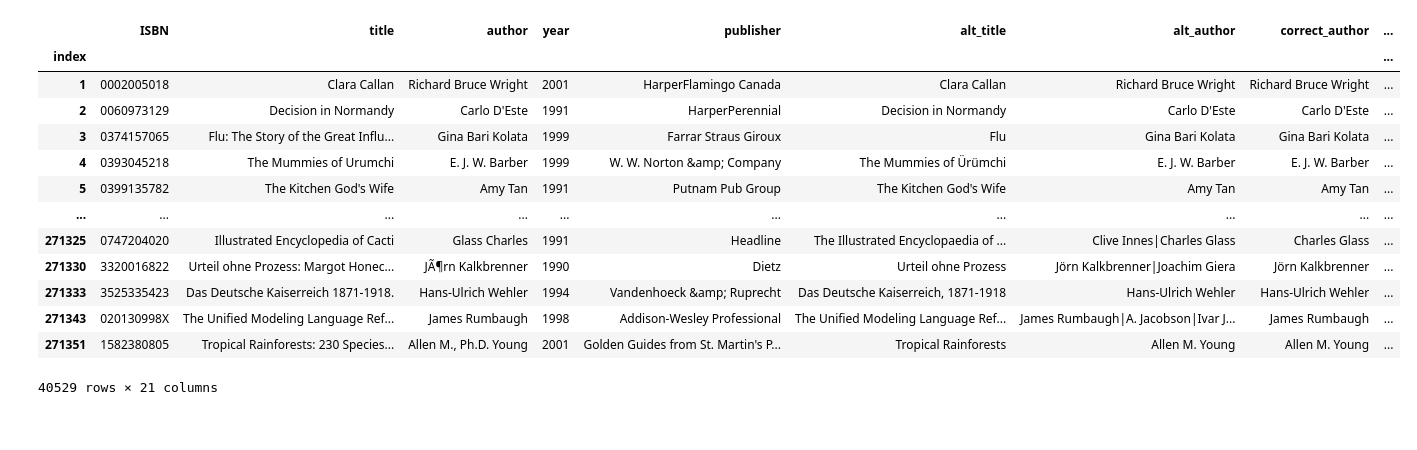
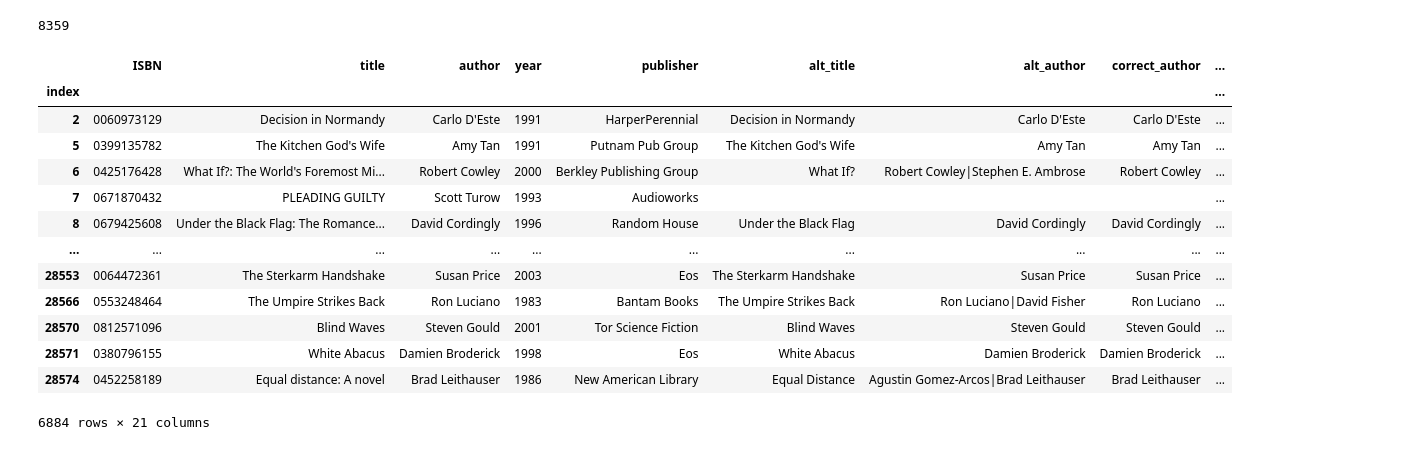
Before and after one commit to SavvinaDaniil/EnrichBookCrossing, a Jupyter notebook: test.ipynb, the cells around one changed output. Saved outputs shown, nothing was run; the diff lists cells and outputs as text; code cells hidden in the pictures.

```diff
--- a/test.ipynb
+++ b/test.ipynb
@@ -17,20 +17,24 @@ import warnings
 warnings.simplefilter(action='ignore', category=FutureWarning)
 # %%
 unique_authors = pd.read_csv(location_to_save+"unique_authors_with_properties.csv", dtype = object, index_col=0).fillna("")
+# %%
+len(unique_authors[unique_authors.label!=""])
+# %% [output]
+8359
 # %%
-unique_authors
+unique_authors[((unique_authors.author == unique_authors.label)|(unique_authors.correct_author == unique_authors.label))&(unique_authors.label!="")]
 # %% [output]
 |  | ISBN | title | author | year | publisher | alt_title | alt_author | correct_author | ... |
 | index |  |  |  |  |  |  |  |  | ... |
-| 1 | 0002005018 | Clara Callan | Richard Bruce Wright | 2001 | HarperFlamingo Canada | Clara Callan | Richard Bruce Wright | Richard Bruce Wright | ... |
 | 2 | 0060973129 | Decision in Normandy | Carlo D'Este | 1991 | HarperPerennial | Decision in Normandy | Carlo D'Este | Carlo D'Este | ... |
-| 3 | 0374157065 | Flu: The Story of the Great Influ... | Gina Bari Kolata | 1999 | Farrar Straus Giroux | Flu | Gina Bari Kolata | Gina Bari Kolata | ... |
-| 4 | 0393045218 | The Mummies of Urumchi | E. J. W. Barber | 1999 | W. W. Norton &amp; Company | The Mummies of Ürümchi | E. J. W. Barber | E. J. W. Barber | ... |
 | 5 | 0399135782 | The Kitchen God's Wife | Amy Tan | 1991 | Putnam Pub Group | The Kitchen God's Wife | Amy Tan | Amy Tan | ... |
+| 6 | 0425176428 | What If?: The World's Foremost Mi... | Robert Cowley | 2000 | Berkley Publishing Group | What If? | Robert Cowley|Stephen E. Ambrose | Robert Cowley | ... |
+| 7 | 0671870432 | PLEADING GUILTY | Scott Turow | 1993 | Audioworks |  |  |  | ... |
+| 8 | 0679425608 | Under the Black Flag: The Romance... | David Cordingly | 1996 | Random House | Under the Black Flag | David Cordingly | David Cordingly | ... |
 | ... | ... | ... | ... | ... | ... | ... | ... | ... | ... |
-| 271325 | 0747204020 | Illustrated Encyclopedia of Cacti | Glass Charles | 1991 | Headline | The Illustrated Encyclopaedia of ... | Clive Innes|Charles Glass | Charles Glass | ... |
-| 271330 | 3320016822 | Urteil ohne Prozess: Margot Honec... | JÃ¶rn Kalkbrenner | 1990 | Dietz | Urteil ohne Prozess | Jörn Kalkbrenner|Joachim Giera | Jörn Kalkbrenner | ... |
-| 271333 | 3525335423 | Das Deutsche Kaiserreich 1871-1918. | Hans-Ulrich Wehler | 1994 | Vandenhoeck &amp; Ruprecht | Das Deutsche Kaiserreich, 1871-1918 | Hans-Ulrich Wehler | Hans-Ulrich Wehler | ... |
-| 271343 | 020130998X | The Unified Modeling Language Ref... | James Rumbaugh | 1998 | Addison-Wesley Professional | The Unified Modeling Language Ref... | James Rumbaugh|A. Jacobson|Ivar J... | James Rumbaugh | ... |
-| 271351 | 1582380805 | Tropical Rainforests: 230 Species... | Allen M., Ph.D. Young | 2001 | Golden Guides from St. Martin's P... | Tropical Rainforests | Allen M. Young | Allen M. Young | ... |
+| 28553 | 0064472361 | The Sterkarm Handshake | Susan Price | 2003 | Eos | The Sterkarm Handshake | Susan Price | Susan Price | ... |
+| 28566 | 0553248464 | The Umpire Strikes Back | Ron Luciano | 1983 | Bantam Books | The Umpire Strikes Back | Ron Luciano|David Fisher | Ron Luciano | ... |
+| 28570 | 0812571096 | Blind Waves | Steven Gould | 2001 | Tor Science Fiction | Blind Waves | Steven Gould | Steven Gould | ... |
+| 28571 | 0380796155 | White Abacus | Damien Broderick | 1998 | Eos | White Abacus | Damien Broderick | Damien Broderick | ... |
+| 28574 | 0452258189 | Equal distance: A novel | Brad Leithauser | 1986 | New American Library | Equal Distance | Agustin Gomez-Arcos|Brad Leithauser | Brad Leithauser | ... |
-40529 rows × 21 columns
+6884 rows × 21 columns
```
Also changed, not shown: 2 other files.
